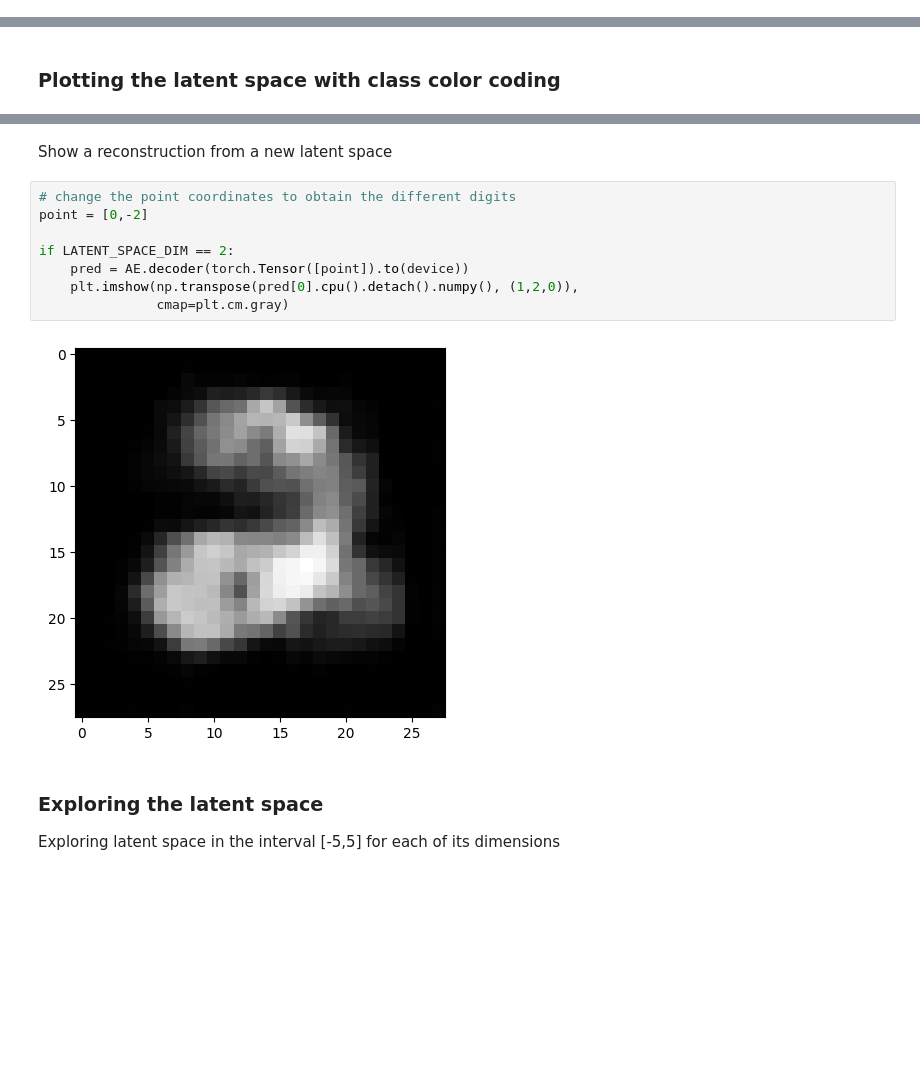
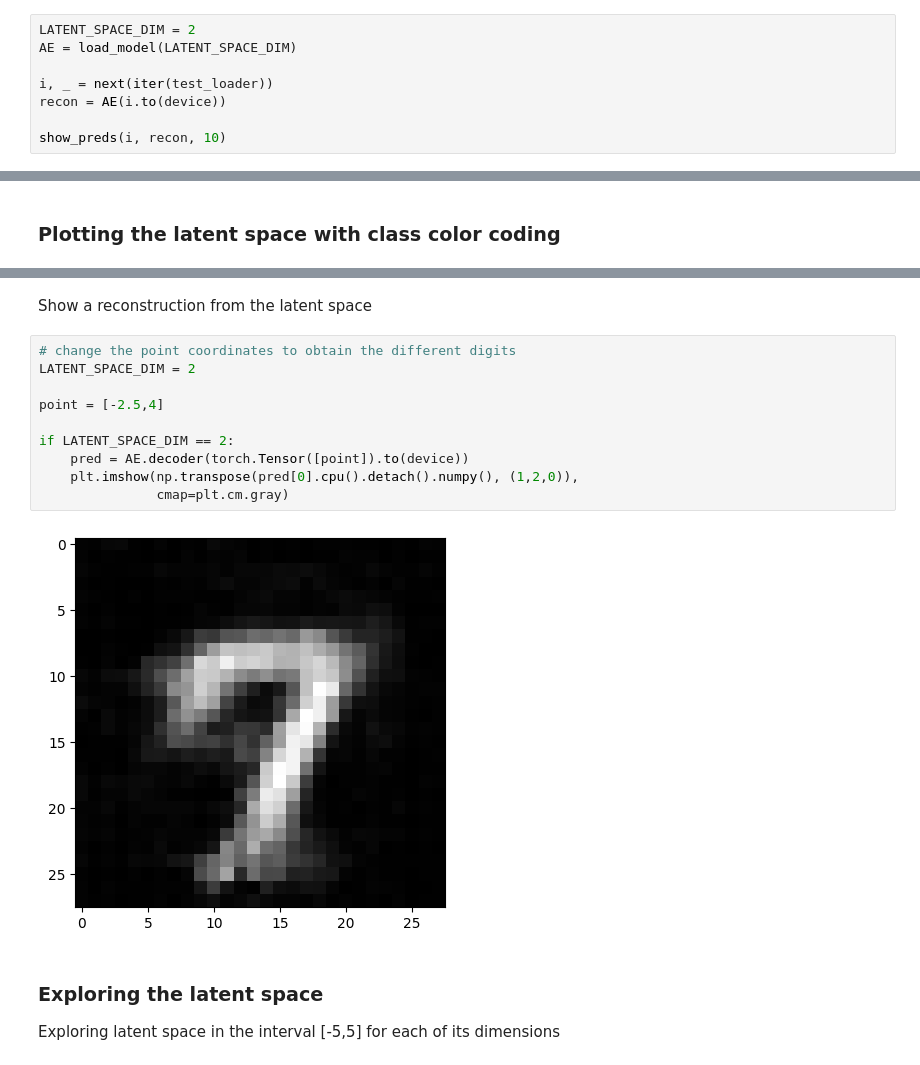
Before and after one commit to Nau3D/Deep-Learning-Course-PyTorch, a Jupyter notebook: 11.0-autoencoders.ipynb, the cells around one changed output, grey strips where cells are left out. Saved outputs shown, nothing was run; the diff lists cells and outputs as text; blank space fills up the shorter version.

```diff
--- a/11.0-autoencoders.ipynb
+++ b/11.0-autoencoders.ipynb
@@ -581,0 +644,8 @@ show_preds(i, recon, 10)
+# %%
+LATENT_SPACE_DIM = 2
+AE = load_model(LATENT_SPACE_DIM)
+
+i, _ = next(iter(test_loader))
+recon = AE(i.to(device))
+
+show_preds(i, recon, 10)
@@ -601,15 +684,17 @@ if LATENT_SPACE_DIM == 2:
 # %% [markdown]
-Show a reconstruction from a new latent space
+Show a reconstruction from the latent space
 # %%
 # change the point coordinates to obtain the different digits
-point = [0,-2]
+LATENT_SPACE_DIM = 2
+
+point = [-2.5,4]
 
 if LATENT_SPACE_DIM == 2:
     pred = AE.decoder(torch.Tensor([point]).to(device))
     plt.imshow(np.transpose(pred[0].cpu().detach().numpy(), (1,2,0)),
                cmap=plt.cm.gray)
 # %% [output]
-[figure, old version]
+[figure, new version]
 # %% [markdown]
 ### Exploring the latent space
 
```
Also changed, not shown: parts of 67 cells of this notebook, 13 other files.
